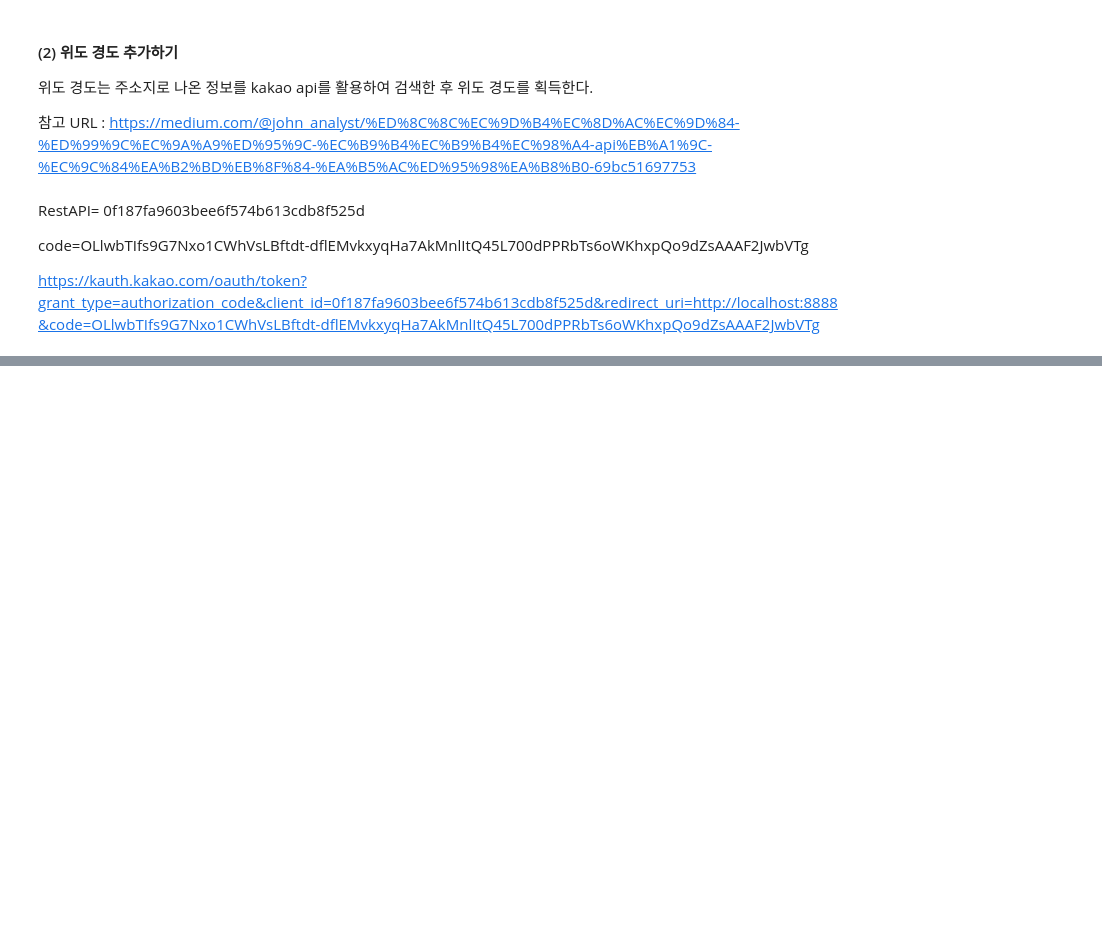
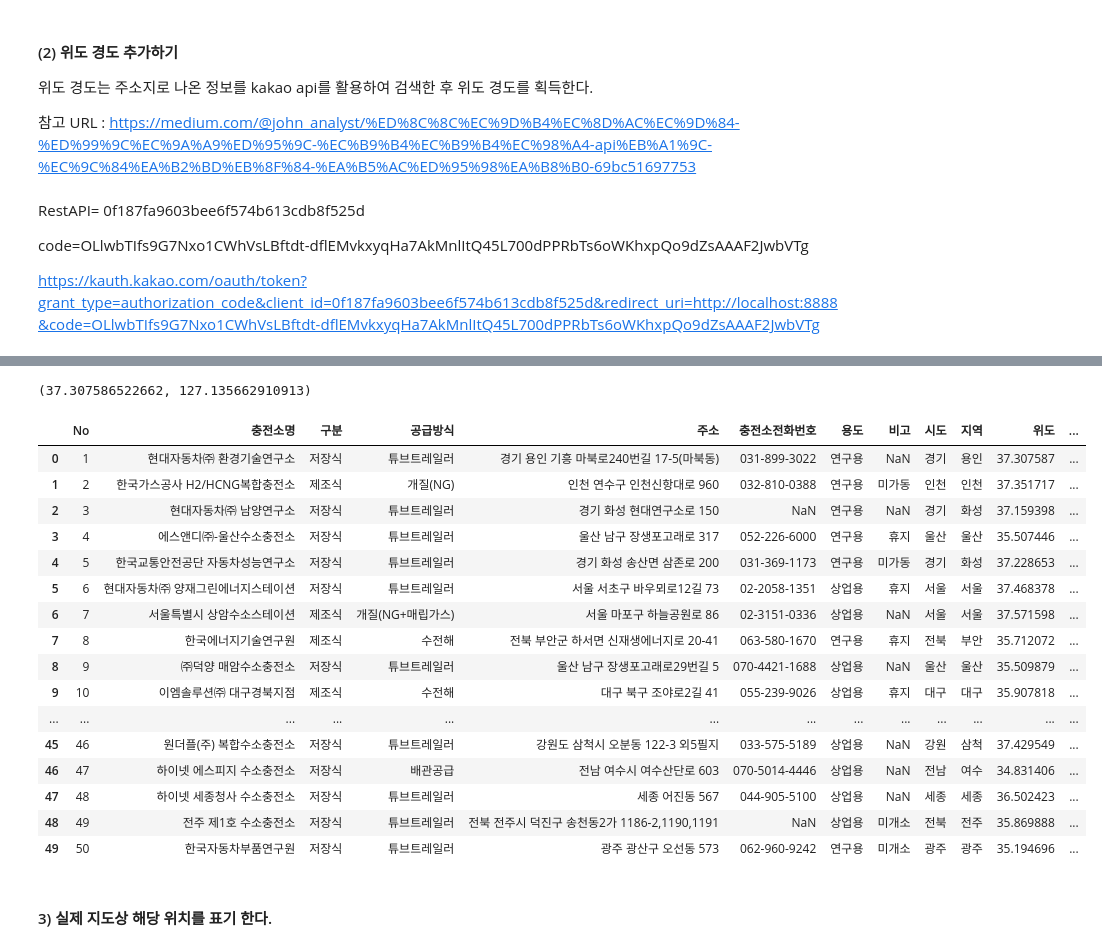
Before and after one commit to KernelTrek/ai_challenge, a Jupyter notebook: 1. 자동차_등록자료통계_전처리.ipynb, the cells around one changed output, grey strips where cells are left out. Drawn from its saved outputs; the diff is of its cells as text; code cells hidden in the pictures; blank space fills up the shorter version.

```diff
--- a/1. 자동차_등록자료통계_전처리.ipynb
+++ b/1. 자동차_등록자료통계_전처리.ipynb
@@ -204,0 +257,11 @@ getLatLng('서울 마포구 모래내로1길 20')
+# %%
+latitude_lst = list()
+longitude_lst = list()
+falut_location = list()
+for i in range(len(hyd_charging_df.주소)):
+    try:
+        location = getLatLng(hyd_charging_df.주소[i])
+        latitude_lst.append(location[0])
+        longitude_lst.append(location[1])
+    except Exception as e:
+        falut_location.append((i, hyd_charging_df.주소[i]))
@@ -204,0 +276,37 @@ getLatLng('서울 마포구 모래내로1길 20')
+# %%
+location = getLatLng('인천 연수구 인천신항대로 950')
+latitude_lst.insert(falut_location[0][0],location[0])
+longitude_lst.insert(falut_location[0][0],location[1])
+# %%
+location = getLatLng('대구 북구 조야로2길 55')
+latitude_lst.insert(falut_location[1][0],location[0])
+longitude_lst.insert(falut_location[1][0],location[1])
+# %%
+latitude_lst[0] , longitude_lst[0]
+# %% [output]
+(37.307586522662, 127.135662910913)
+# %%
+hyd_charging_df['위도'] = latitude_lst
+hyd_charging_df['경도'] = longitude_lst
+# %%
+hyd_charging_df
+# %% [output]
+|  | No | 충전소명 | 구분 | 공급방식 | 주소 | 충전소전화번호 | 용도 | 비고 | 시도 | 지역 | 위도 | ... |
+| 0 | 1 | 현대자동차㈜ 환경기술연구소 | 저장식 | 튜브트레일러 | 경기 용인 기흥 마북로240번길 17-5(마북동) | 031-899-3022 | 연구용 | NaN | 경기 | 용인 | 37.307587 | ... |
+| 1 | 2 | 한국가스공사 H2/HCNG복합충전소 | 제조식 | 개질(NG) | 인천 연수구 인천신항대로 960 | 032-810-0388 | 연구용 | 미가동 | 인천 | 인천 | 37.351717 | ... |
+| 2 | 3 | 현대자동차㈜ 남양연구소 | 저장식 | 튜브트레일러 | 경기 화성 현대연구소로 150 | NaN | 연구용 | NaN | 경기 | 화성 | 37.159398 | ... |
+| 3 | 4 | 에스앤디㈜-울산수소충전소 | 저장식 | 튜브트레일러 | 울산 남구 장생포고래로 317 | 052-226-6000 | 연구용 | 휴지 | 울산 | 울산 | 35.507446 | ... |
+| 4 | 5 | 한국교통안전공단 자동차성능연구소 | 저장식 | 튜브트레일러 | 경기 화성 송산면 삼존로 200 | 031-369-1173 | 연구용 | 미가동 | 경기 | 화성 | 37.228653 | ... |
+| 5 | 6 | 현대자동차㈜ 양재그린에너지스테이션 | 저장식 | 튜브트레일러 | 서울 서초구 바우뫼로12길 73 | 02-2058-1351 | 상업용 | 휴지 | 서울 | 서울 | 37.468378 | ... |
+| 6 | 7 | 서울특별시 상암수소스테이션 | 제조식 | 개질(NG+매립가스) | 서울 마포구 하늘공원로 86 | 02-3151-0336 | 상업용 | NaN | 서울 | 서울 | 37.571598 | ... |
+| 7 | 8 | 한국에너지기술연구원 | 제조식 | 수전해 | 전북 부안군 하서면 신재생에너지로 20-41 | 063-580-1670 | 연구용 | 휴지 | 전북 | 부안 | 35.712072 | ... |
+| 8 | 9 | ㈜덕양 매암수소충전소 | 저장식 | 튜브트레일러 | 울산 남구 장생포고래로29번길 5 | 070-4421-1688 | 상업용 | NaN | 울산 | 울산 | 35.509879 | ... |
+| 9 | 10 | 이엠솔루션㈜ 대구경북지점 | 제조식 | 수전해 | 대구 북구 조야로2길 41 | 055-239-9026 | 상업용 | 휴지 | 대구 | 대구 | 35.907818 | ... |
+| ... | ... | ... | ... | ... | ... | ... | ... | ... | ... | ... | ... | ... |
+| 45 | 46 | 원더플(주) 복합수소충전소 | 저장식 | 튜브트레일러 | 강원도 삼척시 오분동 122-3 외5필지 | 033-575-5189 | 상업용 | NaN | 강원 | 삼척 | 37.429549 | ... |
+| 46 | 47 | 하이넷 에스피지 수소충전소 | 저장식 | 배관공급 | 전남 여수시 여수산단로 603 | 070-5014-4446 | 상업용 | NaN | 전남 | 여수 | 34.831406 | ... |
+| 47 | 48 | 하이넷 세종청사 수소충전소 | 저장식 | 튜브트레일러 | 세종 어진동 567 | 044-905-5100 | 상업용 | NaN | 세종 | 세종 | 36.502423 | ... |
+| 48 | 49 | 전주 제1호 수소충전소 | 저장식 | 튜브트레일러 | 전북 전주시 덕진구 송천동2가 1186-2,1190,1191 | NaN | 상업용 | 미개소 | 전북 | 전주 | 35.869888 | ... |
+| 49 | 50 | 한국자동차부품연구원 | 저장식 | 튜브트레일러 | 광주 광산구 오선동 573 | 062-960-9242 | 연구용 | 미개소 | 광주 | 광주 | 35.194696 | ... |
+# %% [markdown]
+#### 3) 실제 지도상 해당 위치를 표기 한다.
```
Also changed, not shown: parts of 50 cells of this notebook.
